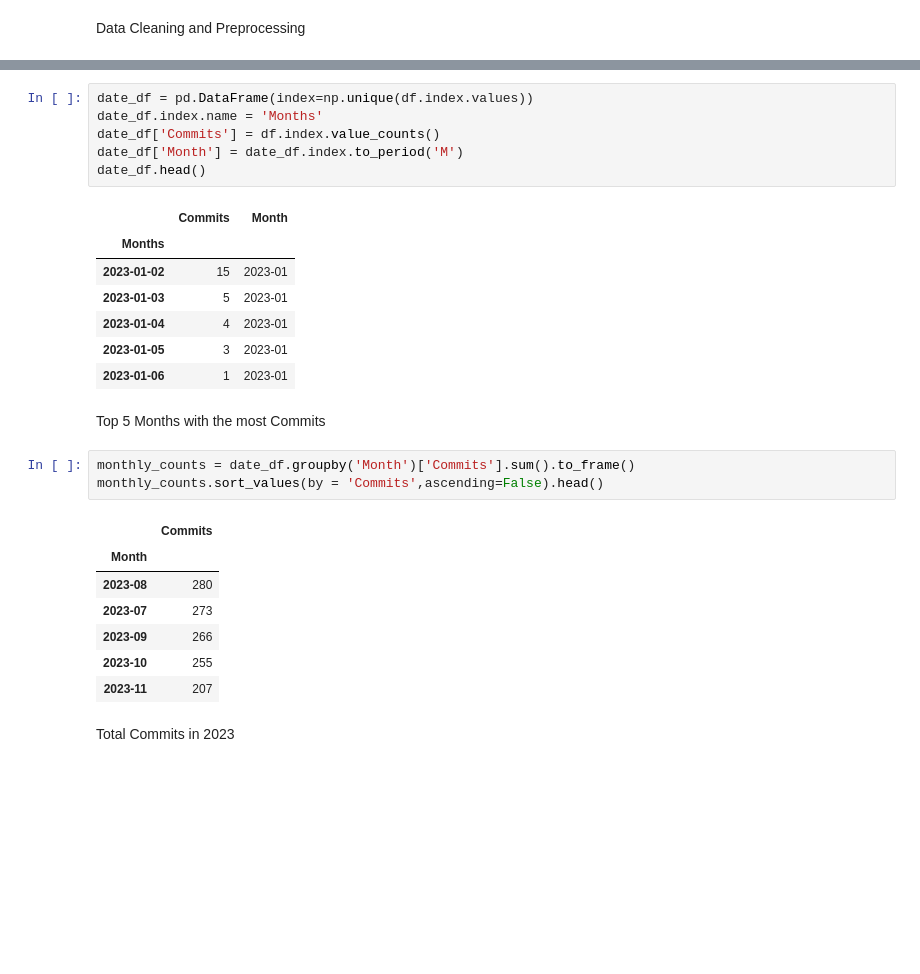
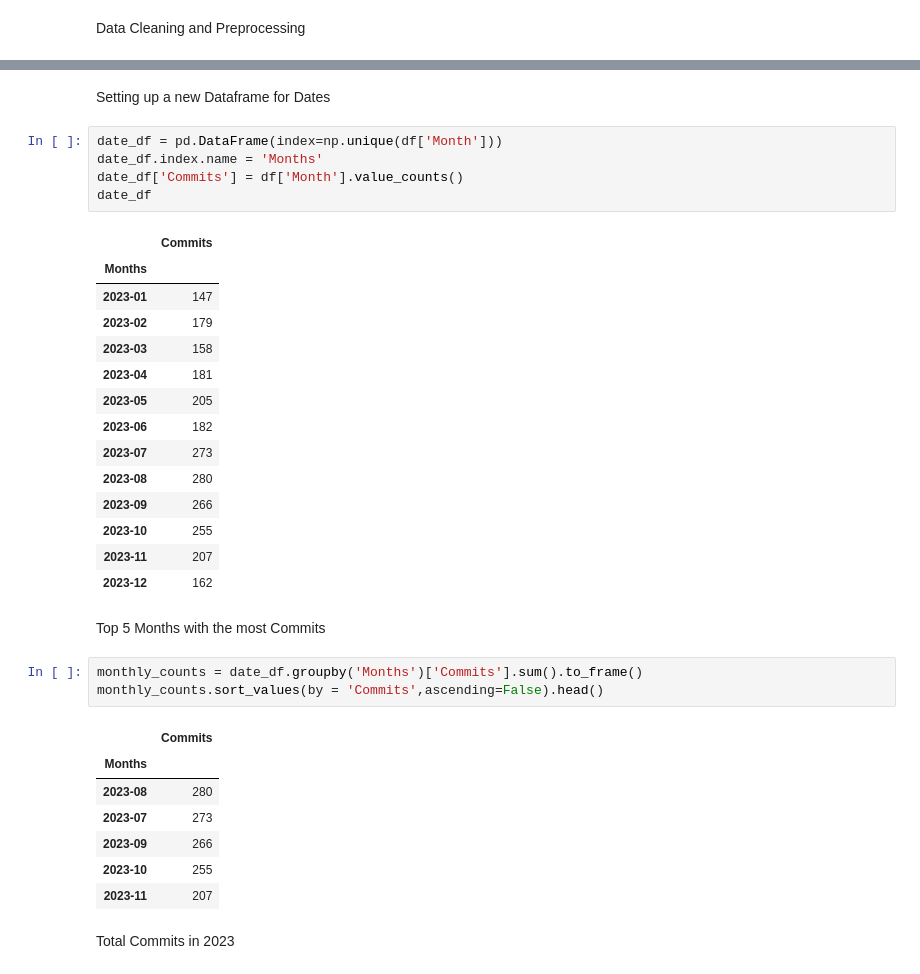
Before and after one commit to Khanhtoichoi/Data-Analysis, a Jupyter notebook: data_analysis.ipynb, the cells around one changed output, grey strips where cells are left out. Drawn from its saved outputs; the diff is of its cells as text; blank space fills up the shorter version.

```diff
--- a/data_analysis.ipynb
+++ b/data_analysis.ipynb
@@ -38,28 +38,36 @@ df.head(10)
 | 2023-01-02 | renovate[bot] | Bump markdownlint-cli2 to ^0.6.0 ... | renovate[bot] | [package.json, yarn.lock] | Success | 2023-01 |
 | 2023-01-02 | renovate[bot] | Bump @chakra-ui/system to ^2.3.7 ... | renovate[bot] | [benchmark/package.json, yarn.lock] | Success | 2023-01 |
 | 2023-01-02 | renovate[bot] | Bump aws-sdk to ^2.1286.0 (#35694... | renovate[bot] | [packages/feedback/package.json, ... | Success | 2023-01 |
+# %% [markdown]
+Setting up a new Dataframe for Dates
 # %%
-date_df = pd.DataFrame(index=np.unique(df.index.values))
+date_df = pd.DataFrame(index=np.unique(df['Month']))
 date_df.index.name = 'Months'
-date_df['Commits'] = df.index.value_counts()
-date_df['Month'] = date_df.index.to_period('M')
-date_df.head()
+date_df['Commits'] = df['Month'].value_counts()
+date_df
 # %% [output]
-|  | Commits | Month |
-| Months |  |  |
-| 2023-01-02 | 15 | 2023-01 |
-| 2023-01-03 | 5 | 2023-01 |
-| 2023-01-04 | 4 | 2023-01 |
-| 2023-01-05 | 3 | 2023-01 |
-| 2023-01-06 | 1 | 2023-01 |
+|  | Commits |
+| Months |  |
+| 2023-01 | 147 |
+| 2023-02 | 179 |
+| 2023-03 | 158 |
+| 2023-04 | 181 |
+| 2023-05 | 205 |
+| 2023-06 | 182 |
+| 2023-07 | 273 |
+| 2023-08 | 280 |
+| 2023-09 | 266 |
+| 2023-10 | 255 |
+| 2023-11 | 207 |
+| 2023-12 | 162 |
 # %% [markdown]
 Top 5 Months with the most Commits
 # %%
-monthly_counts = date_df.groupby('Month')['Commits'].sum().to_frame()
+monthly_counts = date_df.groupby('Months')['Commits'].sum().to_frame()
 monthly_counts.sort_values(by = 'Commits',ascending=False).head()
 # %% [output]
 |  | Commits |
-| Month |  |
+| Months |  |
 | 2023-08 | 280 |
 | 2023-07 | 273 |
 | 2023-09 | 266 |
```
Also changed, not shown: parts of 10 cells of this notebook.
